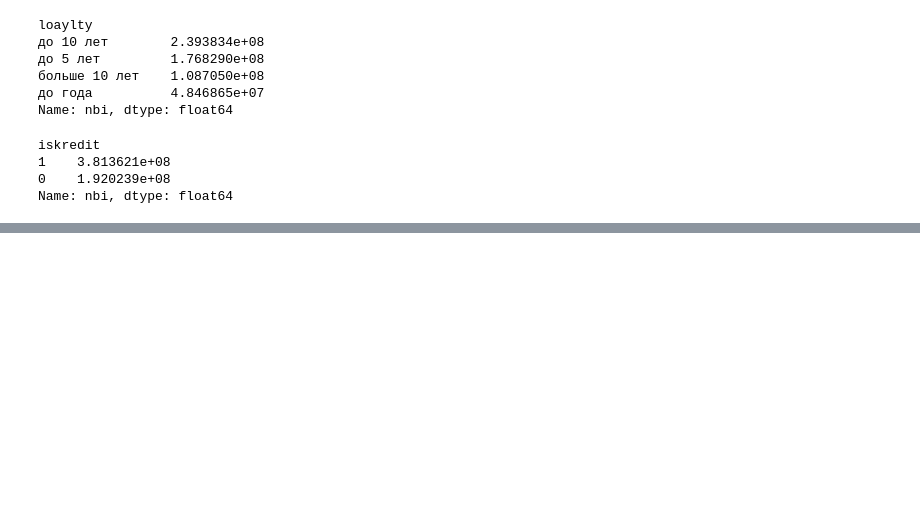
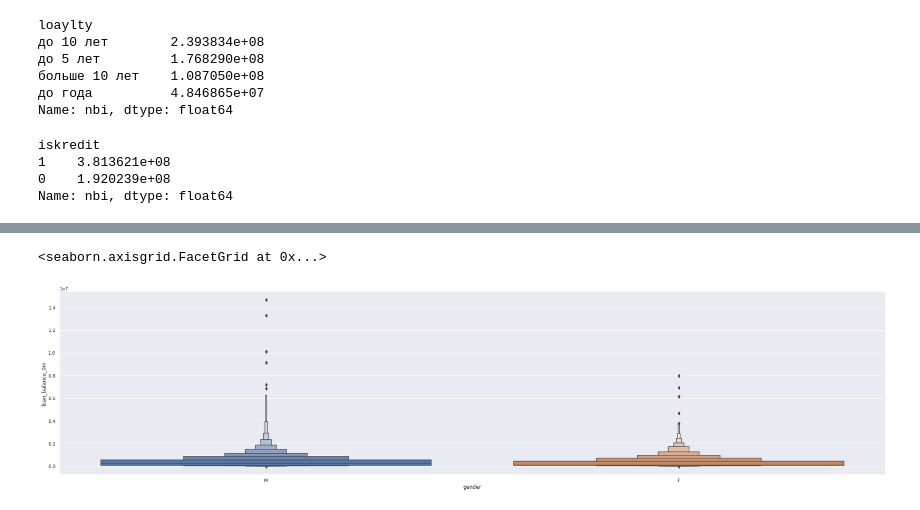
Before and after one commit to EvgenyBelov78/DA1, a Jupyter notebook: Lesson4/hometask/Cluster.ipynb, the cells around one changed output, grey strips where cells are left out. Cells and saved outputs as stored; diff of their text form; code cells hidden in the pictures; blank space fills up the shorter version.

```diff
--- a/Lesson4/hometask/Cluster.ipynb
+++ b/Lesson4/hometask/Cluster.ipynb
@@ -302,0 +345,12 @@ Name: nbi, dtype: float64
+# %%
+#остатки по кредитам выше у мужчин,чем у женщин. И выбросов у них больше. И разброс выше.
+sns.catplot(
+    x='gender',
+    y='loan_balance_0m',
+    data=df[df['iskredit']==1],
+    kind='boxen',
+    height=7,
+    aspect=4)
+# %% [output]
+<seaborn.axisgrid.FacetGrid at 0x...>
+[figure, added]
```
Also changed, not shown: parts of 10 cells of this notebook.
